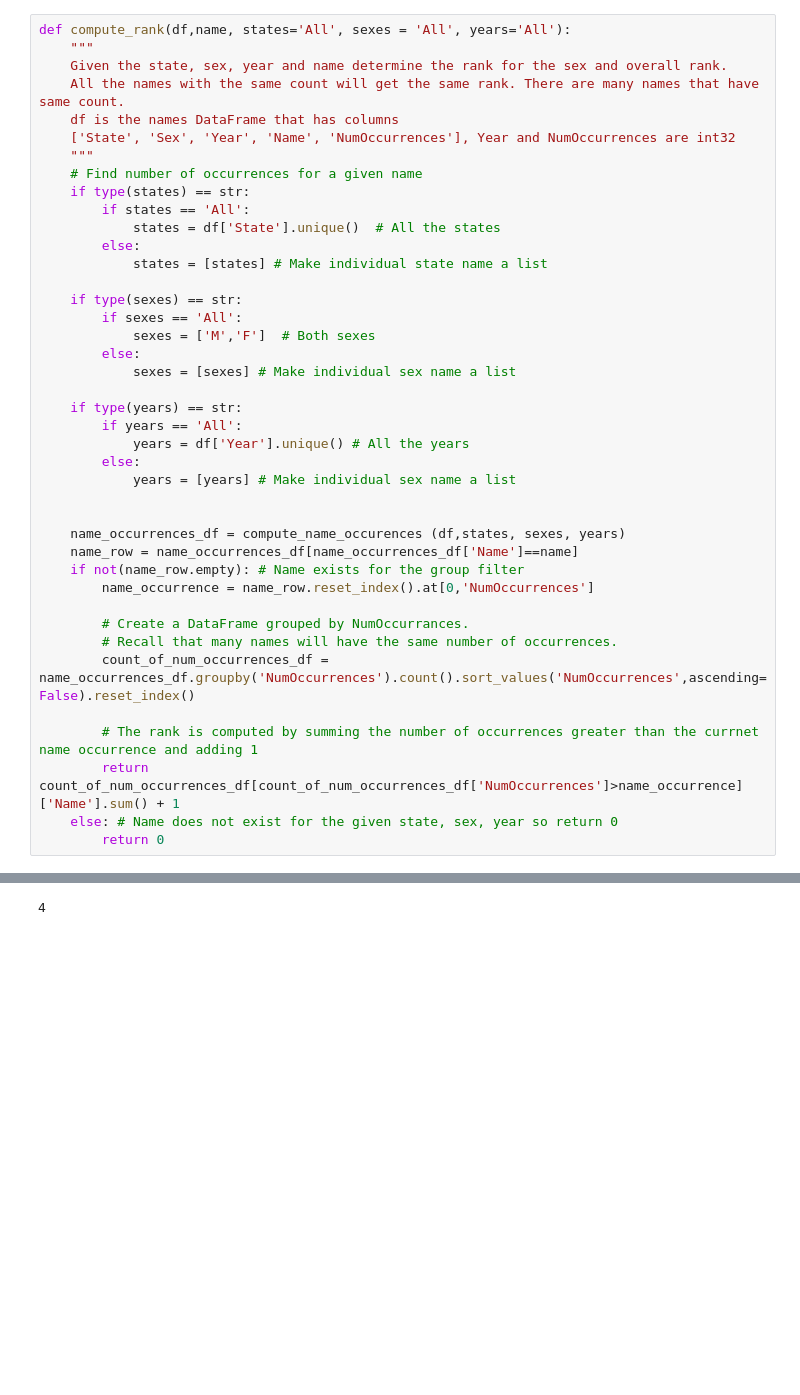
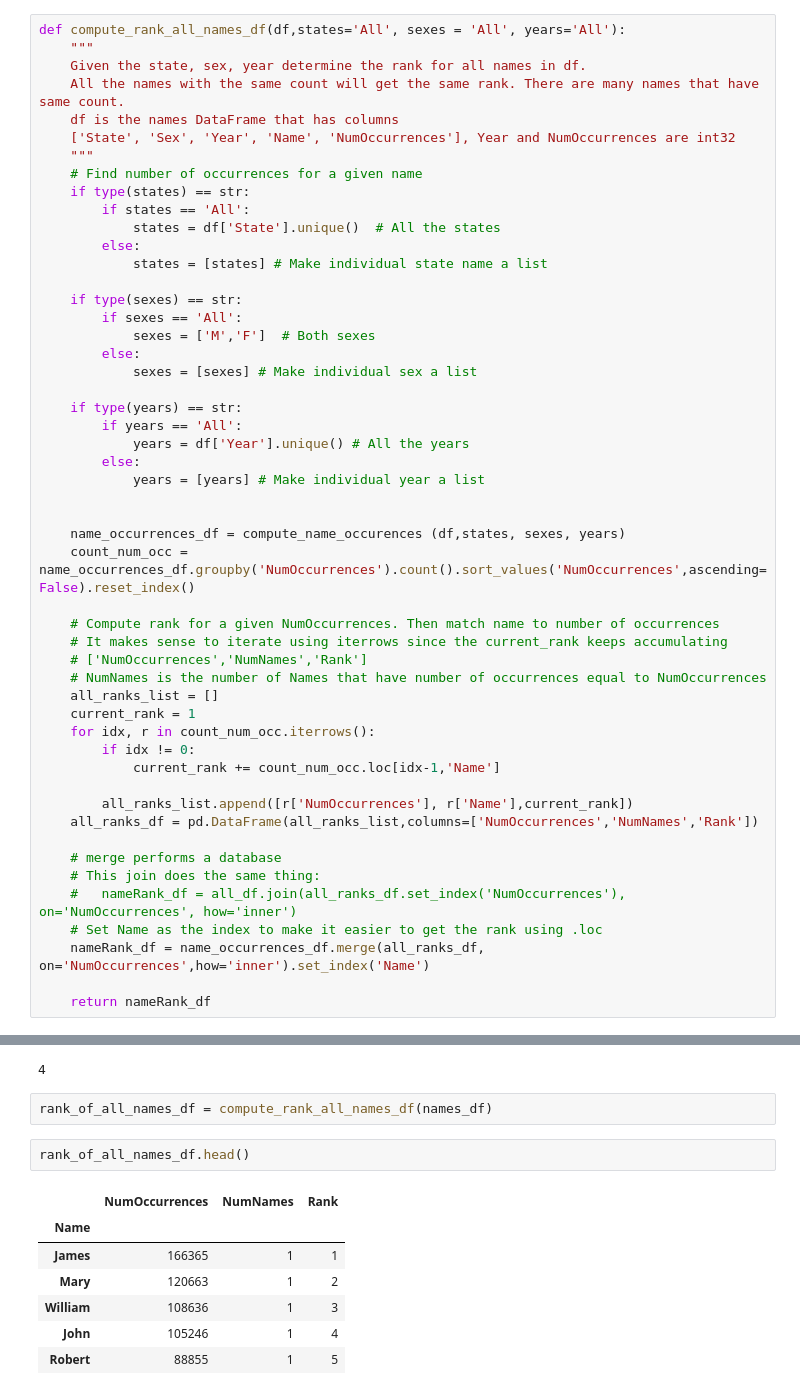
Before and after one commit to MrLRTripp/NameSurfer, a Jupyter notebook: namesurfer.ipynb, the cells around one changed output, grey strips where cells are left out. Drawn from its saved outputs; the diff is of its cells as text; blank space fills up the shorter version.

```diff
--- a/namesurfer.ipynb
+++ b/namesurfer.ipynb
@@ -426,9 +424,9 @@ nameRank_df[nameRank_df['Name'].isin(['Lloyd','Merlin','Bettye'])]
 | 560 | Bettye | 2542 | 2 | 561 |
 | 590 | Lloyd | 2332 | 1 | 591 |
 # %%
-def compute_rank(df,name, states='All', sexes = 'All', years='All'):
+def compute_rank_all_names_df(df,states='All', sexes = 'All', years='All'):
     """
-    Given the state, sex, year and name determine the rank for the sex and overall rank.
+    Given the state, sex, year determine the rank for all names in df.
     All the names with the same count will get the same rank. There are many names that have same count.
     df is the names DataFrame that has columns
     ['State', 'Sex', 'Year', 'Name', 'NumOccurrences'], Year and NumOccurrences are int32
@@ -444,29 +442,51 @@ def compute_rank(df,name, states='All', sexes = 'All', years='All'):
         if sexes == 'All':
             sexes = ['M','F']  # Both sexes
         else:
-            sexes = [sexes] # Make individual sex name a list
+            sexes = [sexes] # Make individual sex a list
 
     if type(years) == str:
         if years == 'All':
             years = df['Year'].unique() # All the years
         else:
-            years = [years] # Make individual sex name a list
+            years = [years] # Make individual year a list
 
 
     name_occurrences_df = compute_name_occurences (df,states, sexes, years)
-    name_row = name_occurrences_df[name_occurrences_df['Name']==name]
-    if not(name_row.empty): # Name exists for the group filter
-        name_occurrence = name_row.reset_index().at[0,'NumOccurrences']
+    count_num_occ = name_occurrences_df.groupby('NumOccurrences').count().sort_values('NumOccurrences',ascending=False).reset_index()
 
-        # Create a DataFrame grouped by NumOccurrances.
-        # Recall that many names will have the same number of occurrences.
-        count_of_num_occurrences_df = name_occurrences_df.groupby('NumOccurrences').count().sort_values('NumOccurrences',ascending=False).reset_index()
+    # Compute rank for a given NumOccurrences. Then match name to number of occurrences
+    # It makes sense to iterate using iterrows since the current_rank keeps accumulating
+    # ['NumOccurrences','NumNames','Rank']
+    # NumNames is the number of Names that have number of occurrences equal to NumOccurrences
+    all_ranks_list = []
+    current_rank = 1
+    for idx, r in count_num_occ.iterrows():
+        if idx != 0:
+            current_rank += count_num_occ.loc[idx-1,'Name']
 
-        # The rank is computed by summing the number of occurrences greater than the currnet name occurrence and adding 1
-        return count_of_num_occurrences_df[count_of_num_occurrences_df['NumOccurrences']>name_occurrence]['Name'].sum() + 1
-    else: # Name does not exist for the given state, sex, year so return 0
-        return 0
+        all_ranks_list.append([r['NumOccurrences'], r['Name'],current_rank])
+    all_ranks_df = pd.DataFrame(all_ranks_list,columns=['NumOccurrences','NumNames','Rank'])
+
+    # merge performs a database
+    # This join does the same thing:
+    #   nameRank_df = all_df.join(all_ranks_df.set_index('NumOccurrences'), on='NumOccurrences', how='inner')
+    # Set Name as the index to make it easier to get the rank using .loc
+    nameRank_df = name_occurrences_df.merge(all_ranks_df, on='NumOccurrences',how='inner').set_index('Name')
+
+    return nameRank_df
 # %%
 compute_rank(names_df,'John')
 # %% [output]
 4
+# %%
+rank_of_all_names_df = compute_rank_all_names_df(names_df)
+# %%
+rank_of_all_names_df.head()
+# %% [output]
+|  | NumOccurrences | NumNames | Rank |
+| Name |  |  |  |
+| James | 166365 | 1 | 1 |
+| Mary | 120663 | 1 | 2 |
+| William | 108636 | 1 | 3 |
+| John | 105246 | 1 | 4 |
+| Robert | 88855 | 1 | 5 |
```
Also changed, not shown: parts of 15 cells of this notebook.
